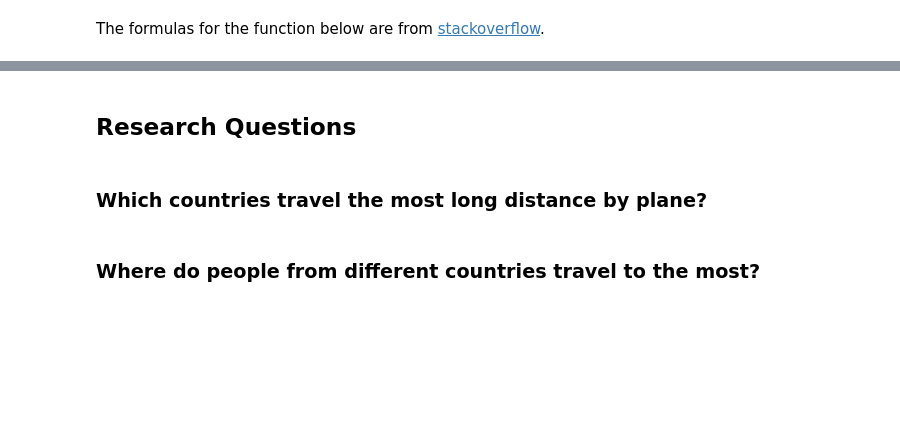
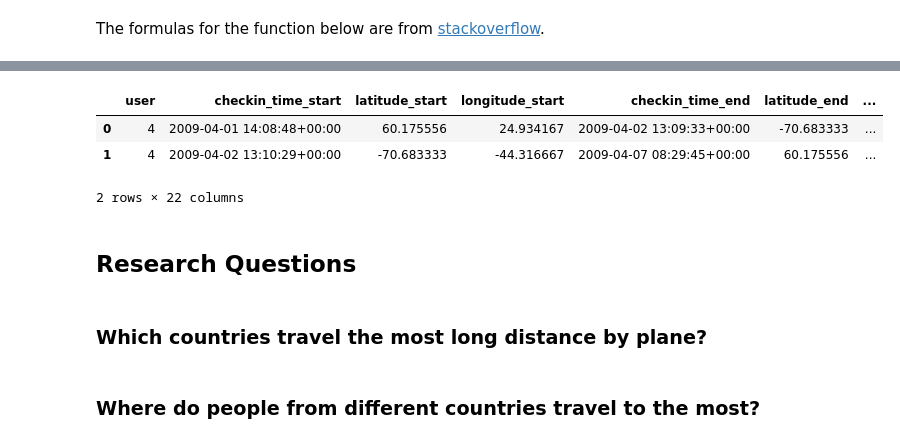
Before and after one commit to epfl-ada/ada-2020-project-milestone-p3-p3_pia, a Jupyter notebook: extension_analysis.ipynb, the cells around one changed output, grey strips where cells are left out. Drawn from its saved outputs; the diff is of its cells as text; code cells hidden in the pictures; blank space fills up the shorter version.

```diff
--- a/extension_analysis.ipynb
+++ b/extension_analysis.ipynb
@@ -600,0 +740,11 @@ long_distance_travel_b.sample(5)
+# %%
+travels_b = start_travel_b.merge(end_travel_b)
+travels_b = travels_b[
+    (travels_b.distance_airport_start > 1000) | (travels_b.distance_airport_end > 1000)
+]
+
+travels_b = travels_b.merge(
+    homes_b[["user", "country"]].rename(columns={"country": "country_user"})
+)
+travels_b["month"] = travels_b.checkin_time_end.dt.month
+travels_b = travels_b.drop(columns=["index", "cell_number_start", "cell_number_end"])
@@ -600,0 +762,7 @@ long_distance_travel_b.sample(5)
+# %%
+travels_b.head(2)
+# %% [output]
+|  | user | checkin_time_start | latitude_start | longitude_start | checkin_time_end | latitude_end | ... |
+| 0 | 4 | 2009-04-01 14:08:48+00:00 | 60.175556 | 24.934167 | 2009-04-02 13:09:33+00:00 | -70.683333 | ... |
+| 1 | 4 | 2009-04-02 13:10:29+00:00 | -70.683333 | -44.316667 | 2009-04-07 08:29:45+00:00 | 60.175556 | ... |
+2 rows × 22 columns
```
Also changed, not shown: parts of 30 cells of this notebook, 2 other files.
